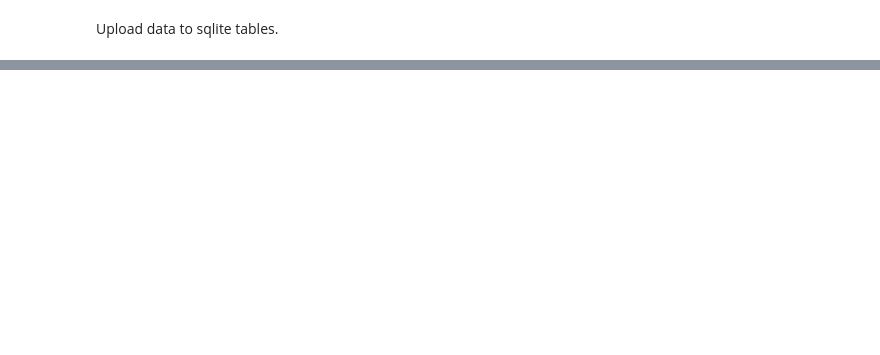
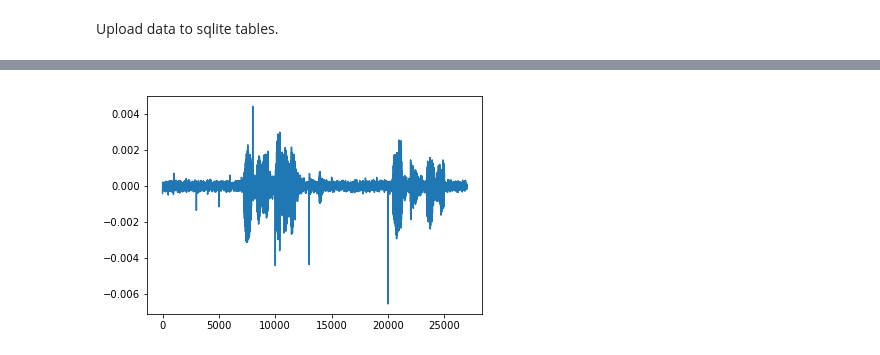
Before and after one commit to rkmalaiya/emotion_speech_perception, a Jupyter notebook: dynamic_rnn_feature_learning.ipynb, the cells around one changed output, grey strips where cells are left out. Saved outputs shown, nothing was run; the diff lists cells and outputs as text; code cells hidden in the pictures; blank space fills up the shorter version.

```diff
--- a/dynamic_rnn_feature_learning.ipynb
+++ b/dynamic_rnn_feature_learning.ipynb
@@ -297,0 +378,6 @@ dis.Audio(data = y, rate = rate)
+# %%
+y = np.concatenate(Data.out.y_out[48].sort_index().values)
+plt.plot(y)
+
+dis.Audio(data = y, rate = rate)
+# %% [output]
@@ -298 +385,2 @@ dis.Audio(data = y, rate = rate)
+[figure, added]
 # %%
```
Also changed, not shown: parts of 37 cells of this notebook, 13 other files.
